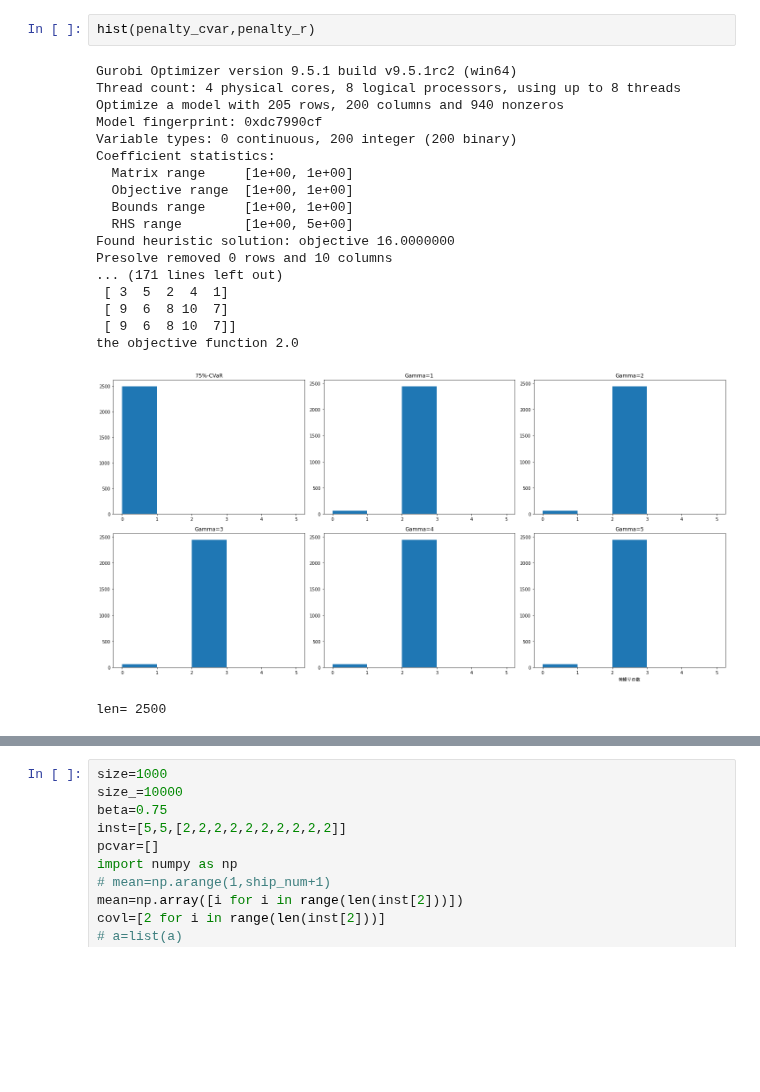
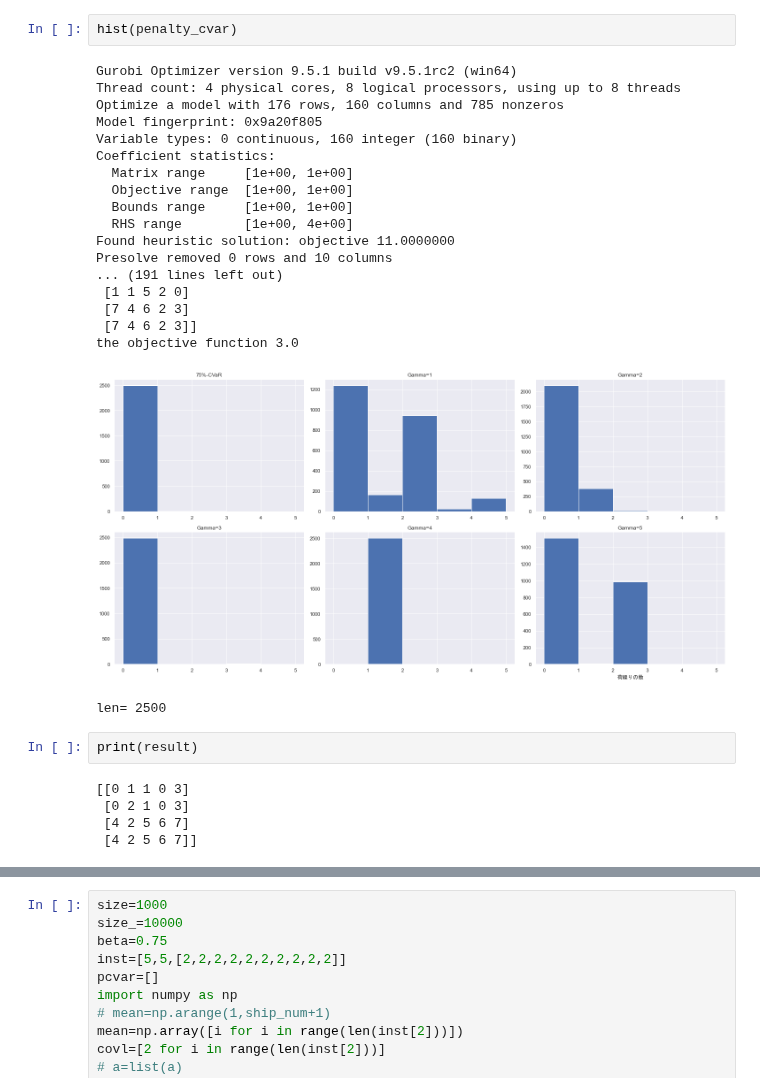
Before and after one commit to ikumadaiki/CPMP, a Jupyter notebook: report.ipynb, the cells around one changed output, grey strips where cells are left out. Drawn from its saved outputs; the diff is of its cells as text; blank space fills up the shorter version.

```diff
--- a/report.ipynb
+++ b/report.ipynb
@@ -521,22 +521,29 @@ NameError: name 'boxplot' is not defined
 # %%
-hist(penalty_cvar,penalty_r)
+hist(penalty_cvar)
 # %% [output]
 Gurobi Optimizer version 9.5.1 build v9.5.1rc2 (win64)
 Thread count: 4 physical cores, 8 logical processors, using up to 8 threads
-Optimize a model with 205 rows, 200 columns and 940 nonzeros
-Model fingerprint: 0xdc7990cf
-Variable types: 0 continuous, 200 integer (200 binary)
+Optimize a model with 176 rows, 160 columns and 785 nonzeros
+Model fingerprint: 0x9a20f805
+Variable types: 0 continuous, 160 integer (160 binary)
 Coefficient statistics:
   Matrix range     [1e+00, 1e+00]
   Objective range  [1e+00, 1e+00]
   Bounds range     [1e+00, 1e+00]
-  RHS range        [1e+00, 5e+00]
-Found heuristic solution: objective 16.0000000
+  RHS range        [1e+00, 4e+00]
+Found heuristic solution: objective 11.0000000
 Presolve removed 0 rows and 10 columns
-... (171 lines left out)
- [ 3  5  2  4  1]
- [ 9  6  8 10  7]
- [ 9  6  8 10  7]]
-the objective function 2.0
+... (191 lines left out)
+ [1 1 5 2 0]
+ [7 4 6 2 3]
+ [7 4 6 2 3]]
+the objective function 3.0
-[figure, old version]
+[figure, new version]
 len= 2500
+# %%
+print(result)
+# %% [output]
+[[0 1 1 0 3]
+ [0 2 1 0 3]
+ [4 2 5 6 7]
+ [4 2 5 6 7]]
```
Also changed, not shown: parts of 14 cells of this notebook, 1 other file.
